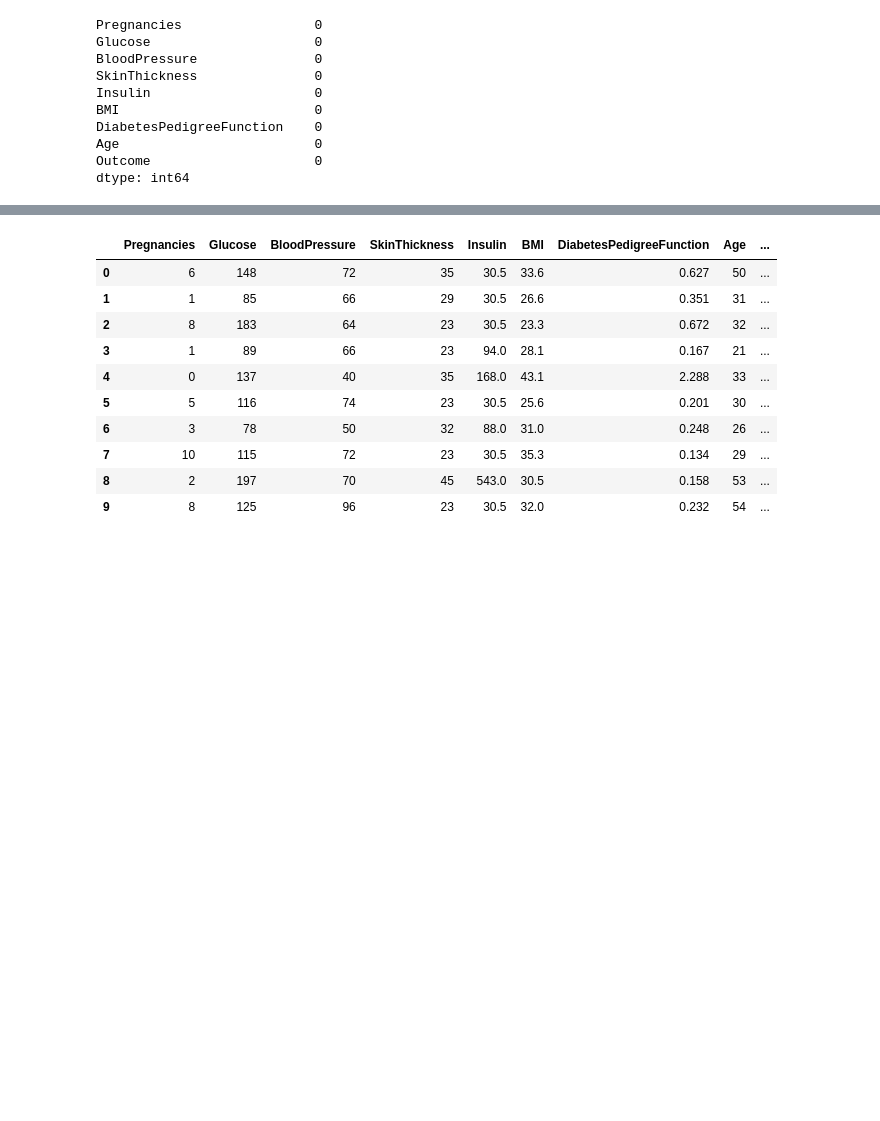
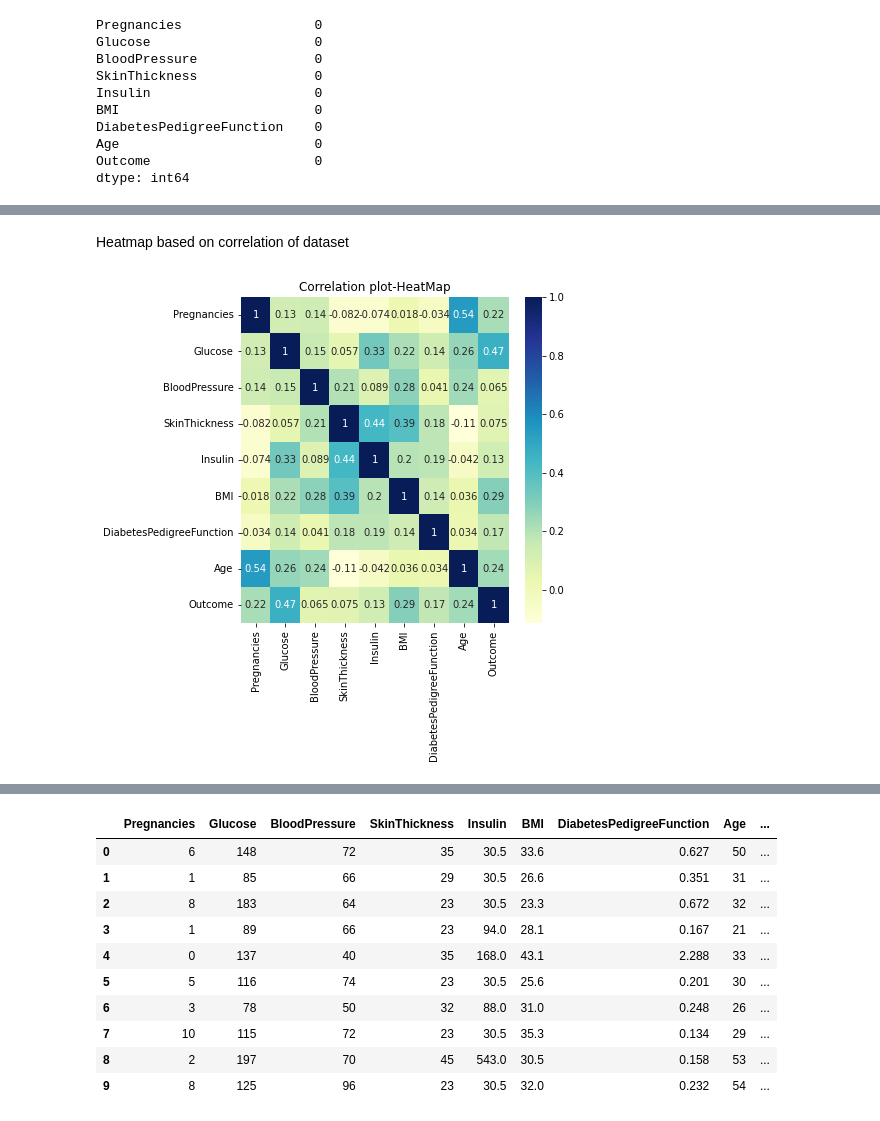
Before and after one commit to sreenal/Pima-Indians-Diabetes_Project, a Jupyter notebook: Pima_Indians_Diabetes.ipynb, the cells around one changed output, grey strips where cells are left out. Cells and saved outputs as stored; diff of their text form; code cells hidden in the pictures; blank space fills up the shorter version.

```diff
--- a/Pima_Indians_Diabetes.ipynb
+++ b/Pima_Indians_Diabetes.ipynb
@@ -74,0 +124,9 @@ Name: Glucose, Length: 136, dtype: int64
+# %% [markdown]
+Heatmap based on correlation of dataset
+# %%
+plt.figure(figsize=(6,6))
+sns.heatmap(df.corr(),annot=True,cmap="YlGnBu")
+plt.title("Correlation plot-HeatMap")
+plt.show()
+# %% [output]
+[figure, added]
```
Also changed, not shown: parts of 35 cells of this notebook.
